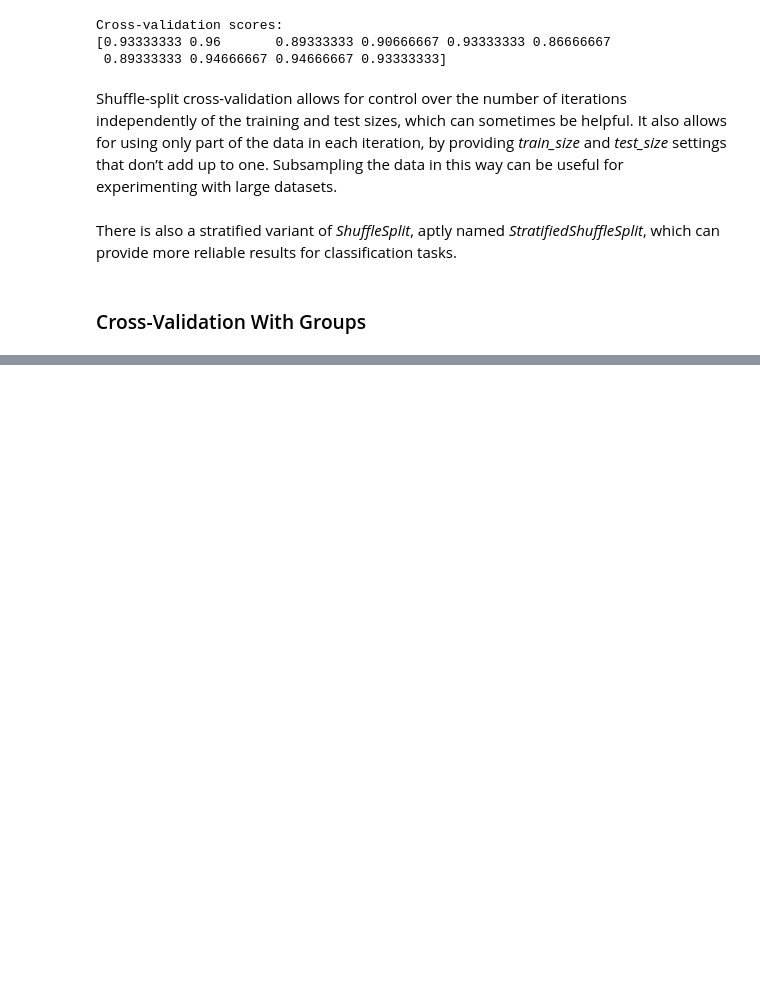
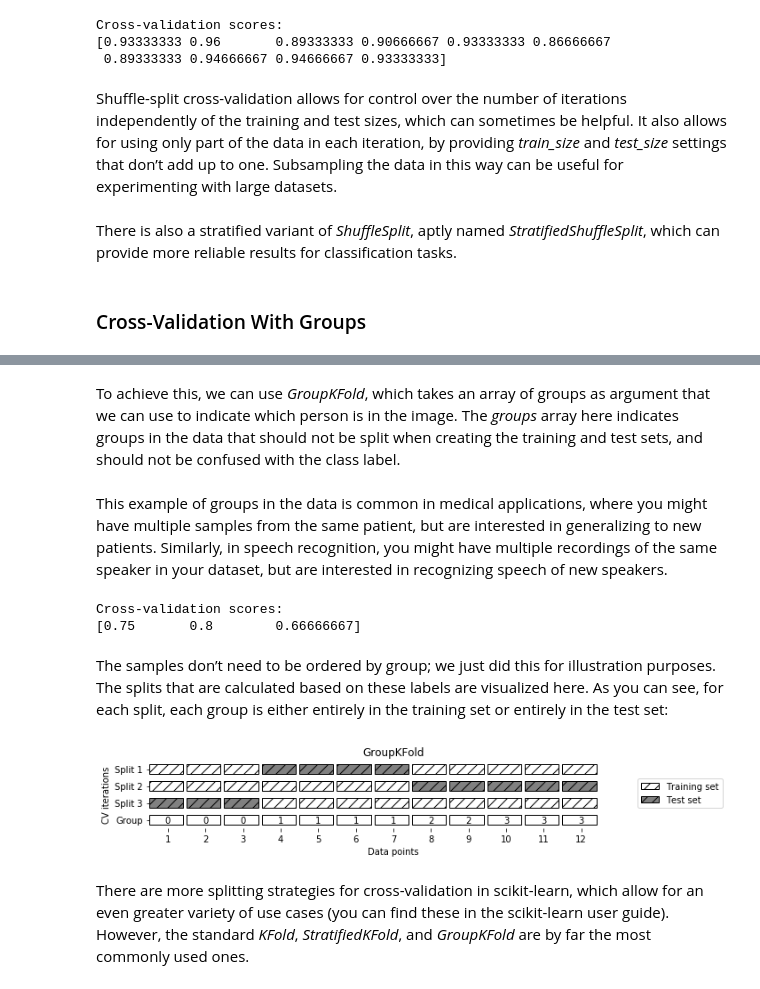
Before and after one commit to carlhinderer/python-ml-intro, a Jupyter notebook: notebooks/05_model_evaluation/a_cross_validation.ipynb, the cells around one changed output, grey strips where cells are left out. Cells and saved outputs as stored; diff of their text form; code cells hidden in the pictures; blank space fills up the shorter version.

Commit message:
Added notes on splitting data with GroupKFold.

```diff
--- a/notebooks/05_model_evaluation/a_cross_validation.ipynb
+++ b/notebooks/05_model_evaluation/a_cross_validation.ipynb
@@ -245,0 +250,27 @@ There is also a stratified variant of *ShuffleSplit*, aptly named *StratifiedShu
+# %% [markdown]
+To achieve this, we can use *GroupKFold*, which takes an array of groups as argument that we can use to indicate which person is in the image. The *groups* array here indicates groups in the data that should not be split when creating the training and test sets, and should not be confused with the class label.
+# %% [markdown]
+This example of groups in the data is common in medical applications, where you might have multiple samples from the same patient, but are interested in generalizing to new patients. Similarly, in speech recognition, you might have multiple recordings of the same speaker in your dataset, but are interested in recognizing speech of new speakers.
+# %%
+from sklearn.model_selection import GroupKFold
+
+# Create synthetic dataset
+X, y = make_blobs(n_samples=12, random_state=0)
+
+# Sssume the first three samples belong to the same group,
+# then the next four, etc.
+groups = [0, 0, 0, 1, 1, 1, 1, 2, 2, 3, 3, 3]
+scores = cross_val_score(logreg, X, y, groups, cv=GroupKFold(n_splits=3))
+
+print("Cross-validation scores:\n{}".format(scores))
+# %% [output]
+Cross-validation scores:
+[0.75       0.8        0.66666667]
+# %% [markdown]
+The samples don’t need to be ordered by group; we just did this for illustration purposes. The splits that are calculated based on these labels are visualized here. As you can see, for each split, each group is either entirely in the training set or entirely in the test set:
+# %%
+mglearn.plots.plot_group_kfold()
+# %% [output]
+[figure, added]
+# %% [markdown]
+There are more splitting strategies for cross-validation in scikit-learn, which allow for an even greater variety of use cases (you can find these in the scikit-learn user guide). However, the standard *KFold*, *StratifiedKFold*, and *GroupKFold* are by far the most commonly used ones.
```
Also changed, not shown: parts of 1 cell of this notebook.
